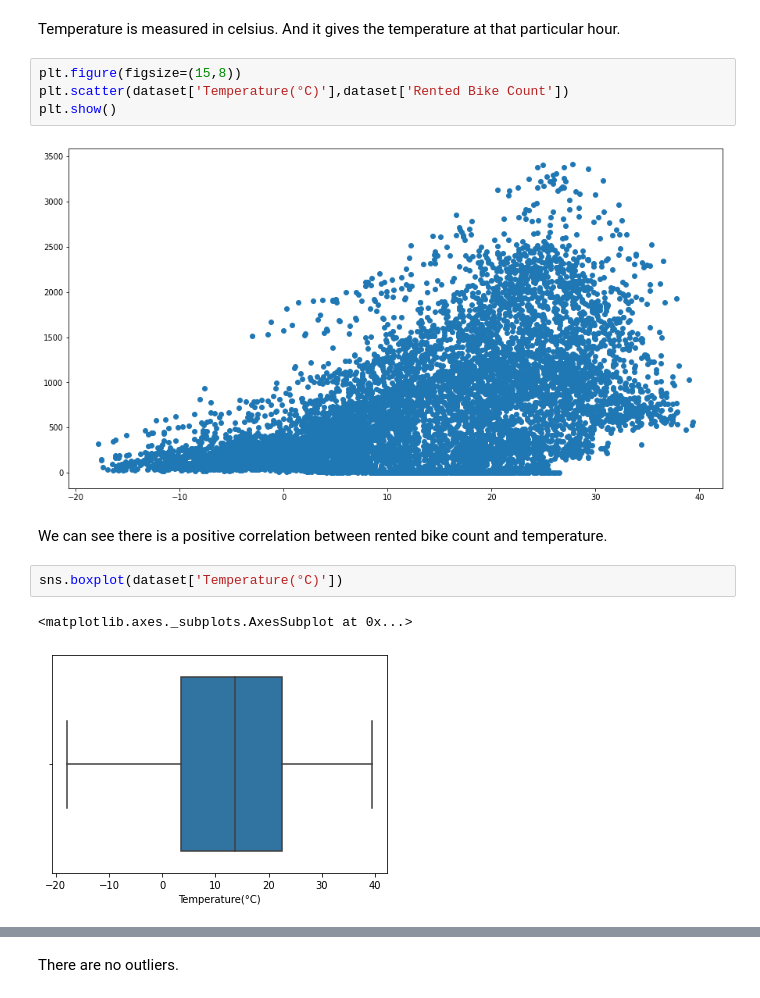
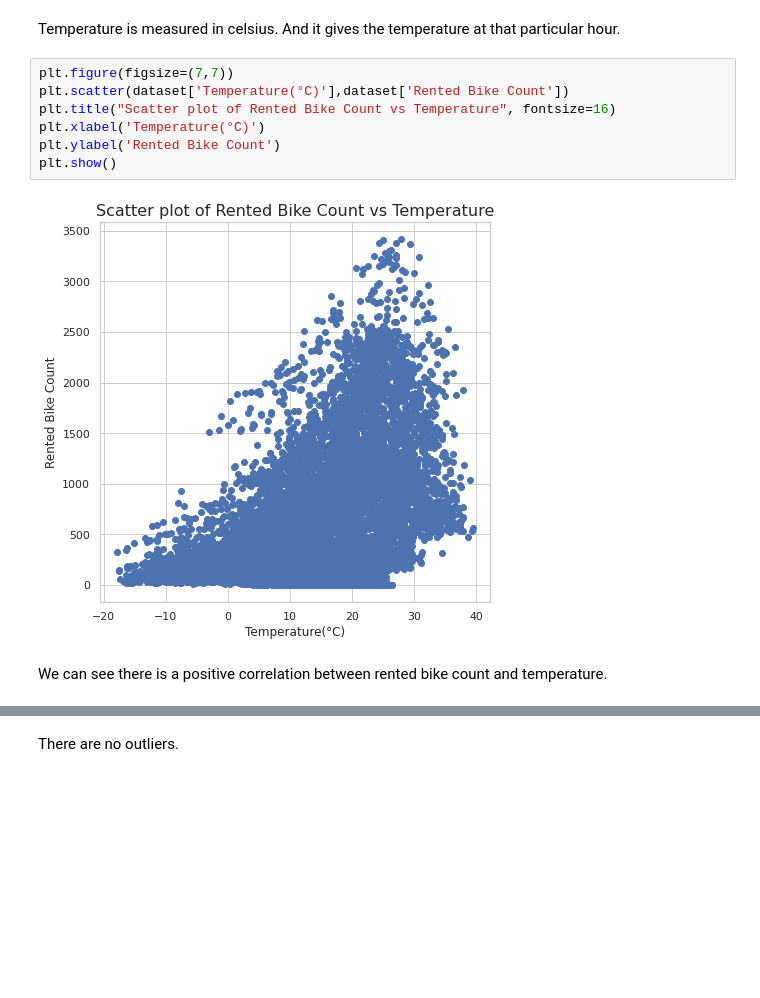
Before and after one commit to snehahampapura/Bike-Sharing-Demand-Prediction, a Jupyter notebook: Bike_Sharing_Demand_Prediction_Capstone_Project.ipynb, the cells around one changed output, grey strips where cells are left out. Cells and saved outputs as stored; diff of their text form; blank space fills up the shorter version.

```diff
--- a/Bike_Sharing_Demand_Prediction_Capstone_Project.ipynb
+++ b/Bike_Sharing_Demand_Prediction_Capstone_Project.ipynb
@@ -275,15 +275,13 @@ Index(['Rented Bike Count', 'Temperature(°C)', 'Humidity(%)',
 # %% [markdown]
 Temperature is measured in celsius. And it gives the temperature at that particular hour.
 # %%
-plt.figure(figsize=(15,8))
+plt.figure(figsize=(7,7))
 plt.scatter(dataset['Temperature(°C)'],dataset['Rented Bike Count'])
+plt.title("Scatter plot of Rented Bike Count vs Temperature", fontsize=16)
+plt.xlabel('Temperature(°C)')
+plt.ylabel('Rented Bike Count')
 plt.show()
 # %% [output]
-[figure, old version]
+[figure, new version]
 # %% [markdown]
 We can see there is a positive correlation between rented bike count and temperature.
-# %%
-sns.boxplot(dataset['Temperature(°C)'])
-# %% [output]
-<matplotlib.axes._subplots.AxesSubplot at 0x...>
-[figure, removed]
```
Also changed, not shown: parts of 49 cells of this notebook.
